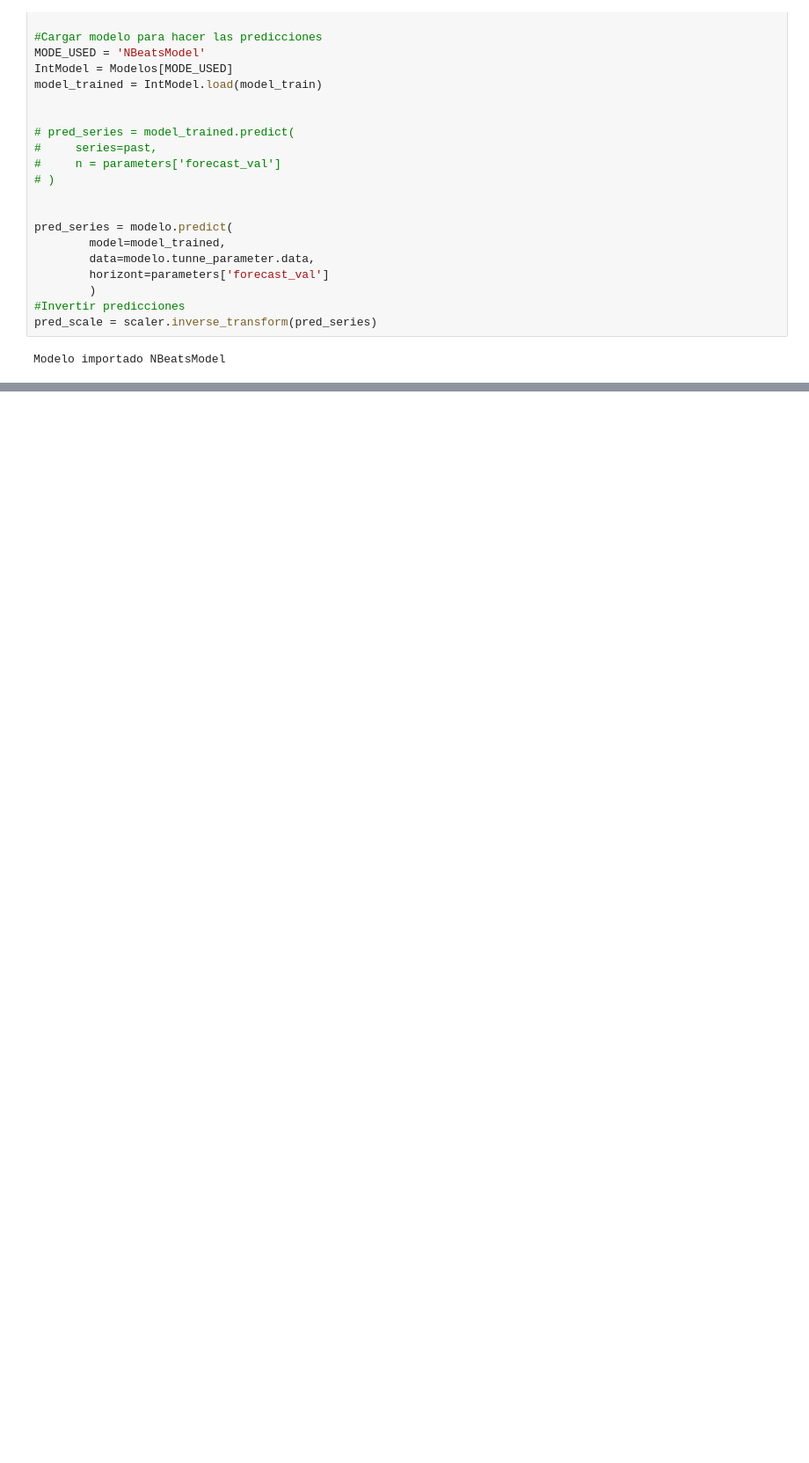
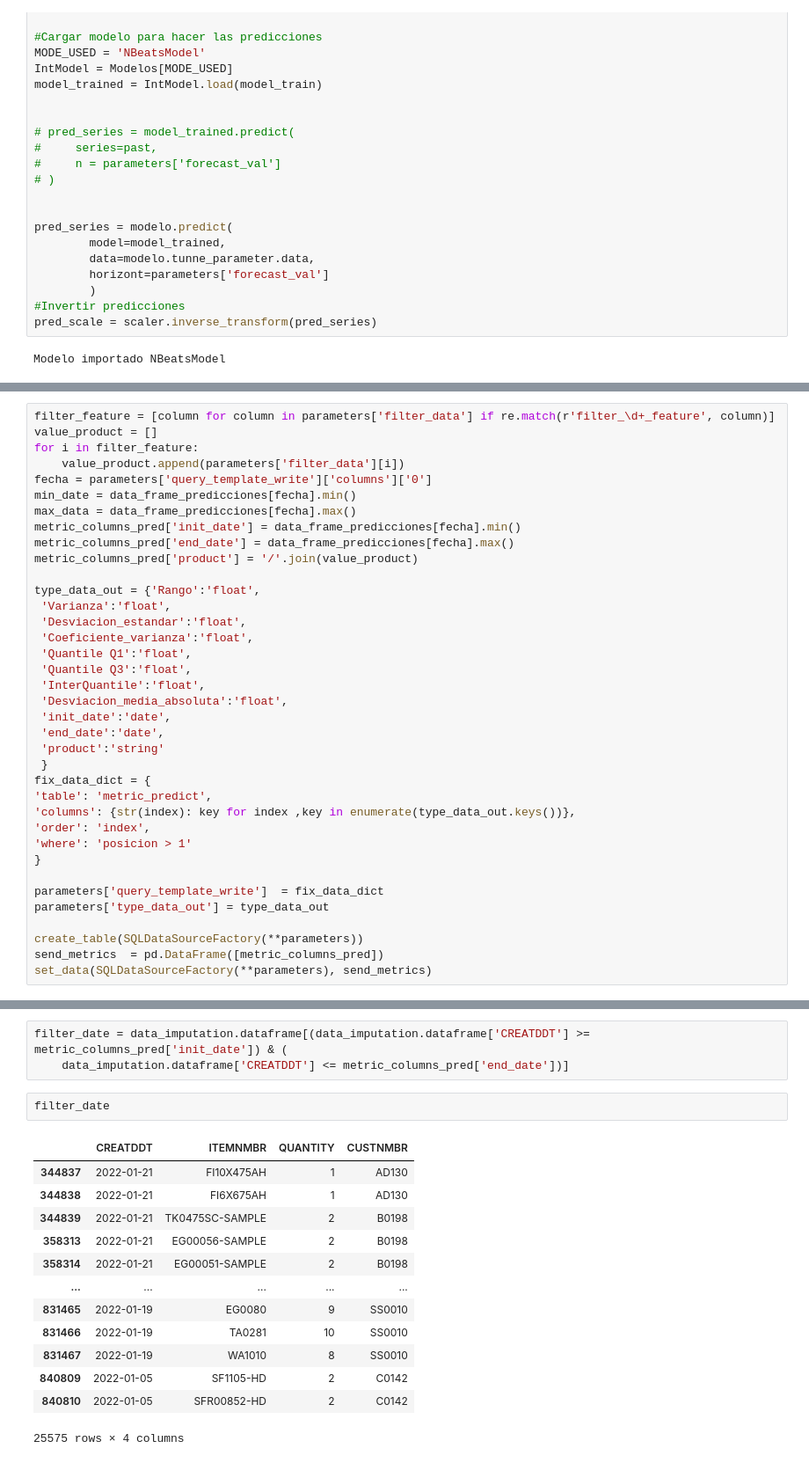
Before and after one commit to brayanfz013/app_predicction, a Jupyter notebook: notebooks/Predict.ipynb, the cells around one changed output, grey strips where cells are left out. Shown: that part at 88% size. Cells and saved outputs as stored; diff of their text form; blank space fills up the shorter version.

```diff
--- a/notebooks/Predict.ipynb
+++ b/notebooks/Predict.ipynb
@@ -390,0 +280,37 @@ cur.close()
+# %%
+filter_feature = [column for column in parameters['filter_data'] if re.match(r'filter_\d+_feature', column)]
+value_product = []
+for i in filter_feature:
+    value_product.append(parameters['filter_data'][i])
+fecha = parameters['query_template_write']['columns']['0']
+min_date = data_frame_predicciones[fecha].min()
+max_data = data_frame_predicciones[fecha].max()
+metric_columns_pred['init_date'] = data_frame_predicciones[fecha].min()
+metric_columns_pred['end_date'] = data_frame_predicciones[fecha].max()
+metric_columns_pred['product'] = '/'.join(value_product)
+
+type_data_out = {'Rango':'float',
+ 'Varianza':'float',
+ 'Desviacion_estandar':'float',
+ 'Coeficiente_varianza':'float',
+ 'Quantile Q1':'float',
+ 'Quantile Q3':'float',
+ 'InterQuantile':'float',
+ 'Desviacion_media_absoluta':'float',
+ 'init_date':'date',
+ 'end_date':'date',
+ 'product':'string'
+ }
+fix_data_dict = {
+'table': 'metric_predict',
+'columns': {str(index): key for index ,key in enumerate(type_data_out.keys())},
+'order': 'index',
+'where': 'posicion > 1'
+}
+
+parameters['query_template_write']  = fix_data_dict
+parameters['type_data_out'] = type_data_out
+
+create_table(SQLDataSourceFactory(**parameters))
+send_metrics  = pd.DataFrame([metric_columns_pred])
+set_data(SQLDataSourceFactory(**parameters), send_metrics)
@@ -390,0 +325,19 @@ cur.close()
+# %%
+filter_date = data_imputation.dataframe[(data_imputation.dataframe['CREATDDT'] >= metric_columns_pred['init_date']) & (
+    data_imputation.dataframe['CREATDDT'] <= metric_columns_pred['end_date'])]
+# %%
+filter_date
+# %% [output]
+|  | CREATDDT | ITEMNMBR | QUANTITY | CUSTNMBR |
+| 344837 | 2022-01-21 | FI10X475AH | 1 | AD130 |
+| 344838 | 2022-01-21 | FI6X675AH | 1 | AD130 |
+| 344839 | 2022-01-21 | TK0475SC-SAMPLE | 2 | B0198 |
+| 358313 | 2022-01-21 | EG00056-SAMPLE | 2 | B0198 |
+| 358314 | 2022-01-21 | EG00051-SAMPLE | 2 | B0198 |
+| ... | ... | ... | ... | ... |
+| 831465 | 2022-01-19 | EG0080 | 9 | SS0010 |
+| 831466 | 2022-01-19 | TA0281 | 10 | SS0010 |
+| 831467 | 2022-01-19 | WA1010 | 8 | SS0010 |
+| 840809 | 2022-01-05 | SF1105-HD | 2 | C0142 |
+| 840810 | 2022-01-05 | SFR00852-HD | 2 | C0142 |
+25575 rows × 4 columns
```
Also changed, not shown: parts of 24 cells of this notebook, 13 other files.
